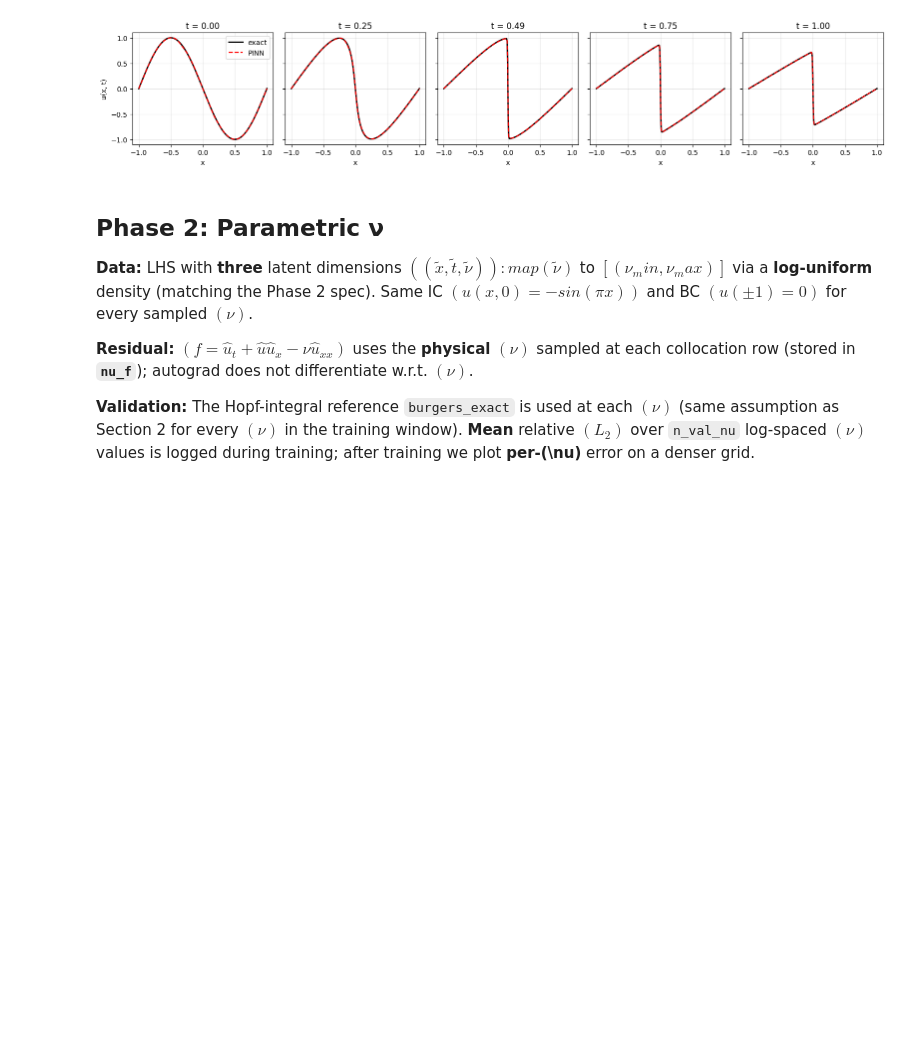
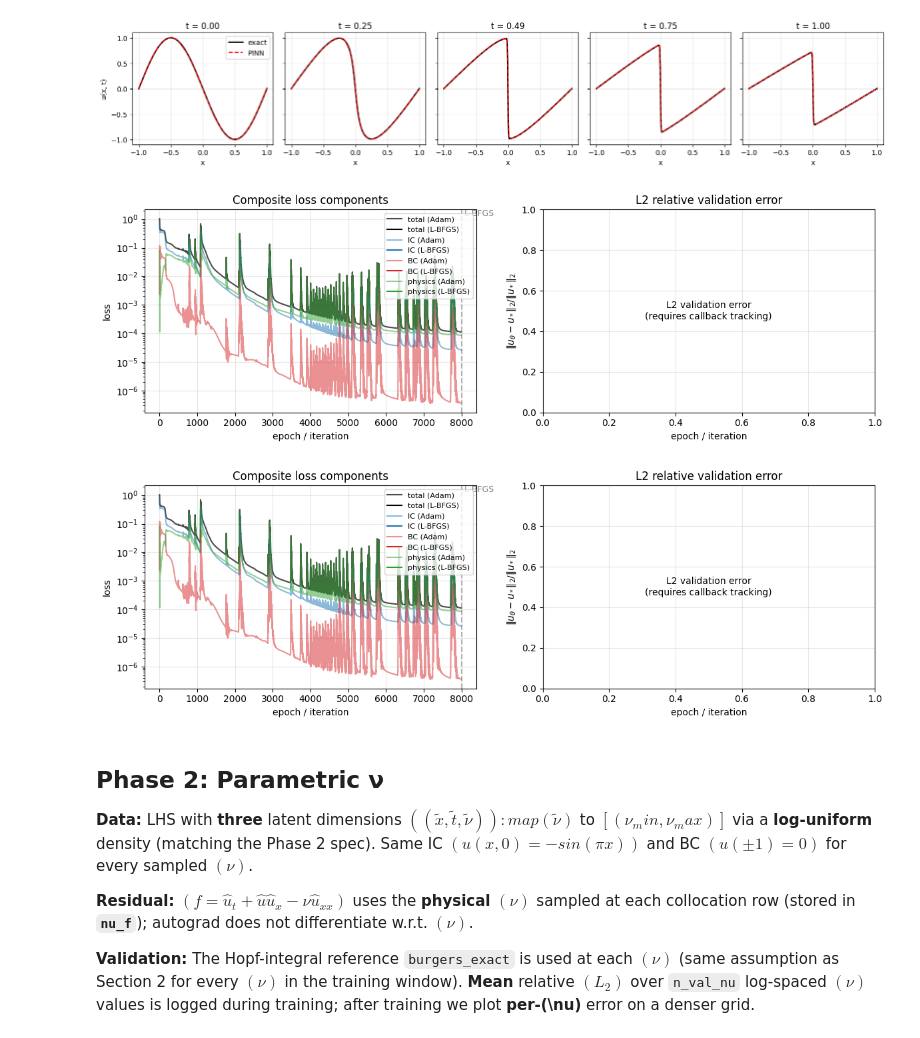
Before and after one commit to Sr-santi/PINN-burgers-eq, a Jupyter notebook: PINN_model_lightning.ipynb, the cells around one changed output. Saved outputs shown, nothing was run; the diff lists cells and outputs as text; code cells hidden in the pictures; blank space fills up the shorter version.

```diff
--- a/PINN_model_lightning.ipynb
+++ b/PINN_model_lightning.ipynb
@@ -129,6 +153,10 @@ Coll  : torch.Size([10000, 1]) (x in [-1.000, 1.000], t in [0.000, 1.000], ν =
 # %% [markdown]
 ## 4. Training — Stage 1: Adam
 # %%
+from src.training import LossHistoryCallback
+# Create callback instance
+loss_callback = LossHistoryCallback()
+
 # Initialize model for Adam stage
 model_adam = PINNLightning(cfg)
 model_adam.set_training_data(data)
@@ -147,11 +175,15 @@ trainer_adam = L.Trainer(
     log_every_n_steps=cfg.log_every,
     enable_progress_bar=True,
     accelerator="auto",
+    callbacks=[loss_callback],
 )
 
 print(f"[Stage 1] Adam: {cfg.adam_epochs} epochs, lr={cfg.adam_lr:g}")
 trainer_adam.fit(model_adam, train_loader)
 print(f"[Stage 1] Adam training complete")
+
+# Extract losses after training
+adam_metrics = loss_callback.get_losses()
 # %% [output]
 GPU available: True (cuda), used: True
 TPU available: False, using: 0 TPU cores
@@ -170,7 +202,7 @@ LOCAL_RANK: 0 - CUDA_VISIBLE_DEVICES: [0]
 from src.training import train_lbfgs_manual
 
 # L-BFGS stage for Phase 1
-model_lbfgs = train_lbfgs_manual(
+model_lbfgs, lbfgs_history = train_lbfgs_manual(
     model_adam,
     data,
     cfg,
@@ -183,7 +215,6 @@ model_lbfgs = train_lbfgs_manual(
         "nu": cfg.nu,
     }
 )
-# print(f"\nFinal Phase 1 L2 error: {some_val:.3e}")  # Add if needed
 # %% [output]
 [Phase 1 Stage 2] L-BFGS: max_iter=5000 (single C++ call)
 [Phase 1 Stage 2] L-BFGS complete in 0.1s
@@ -251,6 +282,33 @@ fig = plot_snapshots(U_PRED, U_EXACT)
 plt.show()
 # %% [output]
 [figure]
+# %%
+from src.history import plot_lightning_history
+
+# print(adam_metrics)
+# print(lbfgs_history)
+
+# Plot combined history
+plot_lightning_history(
+    adam_metrics['epoch'],
+    {
+        'total': adam_metrics['total'],
+        'ic': adam_metrics['ic'],
+        'bc': adam_metrics['bc'],
+        'f': adam_metrics['f'],
+    },
+    lbfgs_history['iterations'],
+    {
+        'total_loss': lbfgs_history['total_loss'],
+        'ic_loss': lbfgs_history['ic_loss'],
+        'bc_loss': lbfgs_history['bc_loss'],
+        'f_loss': lbfgs_history['f_loss'],
+    },
+    cfg
+)
+# %% [output]
+[figure, added]
+[figure, added]
 # %% [markdown]
 ## Phase 2: Parametric ν
 
```
Also changed, not shown: parts of 2 cells of this notebook, 2 other files.
